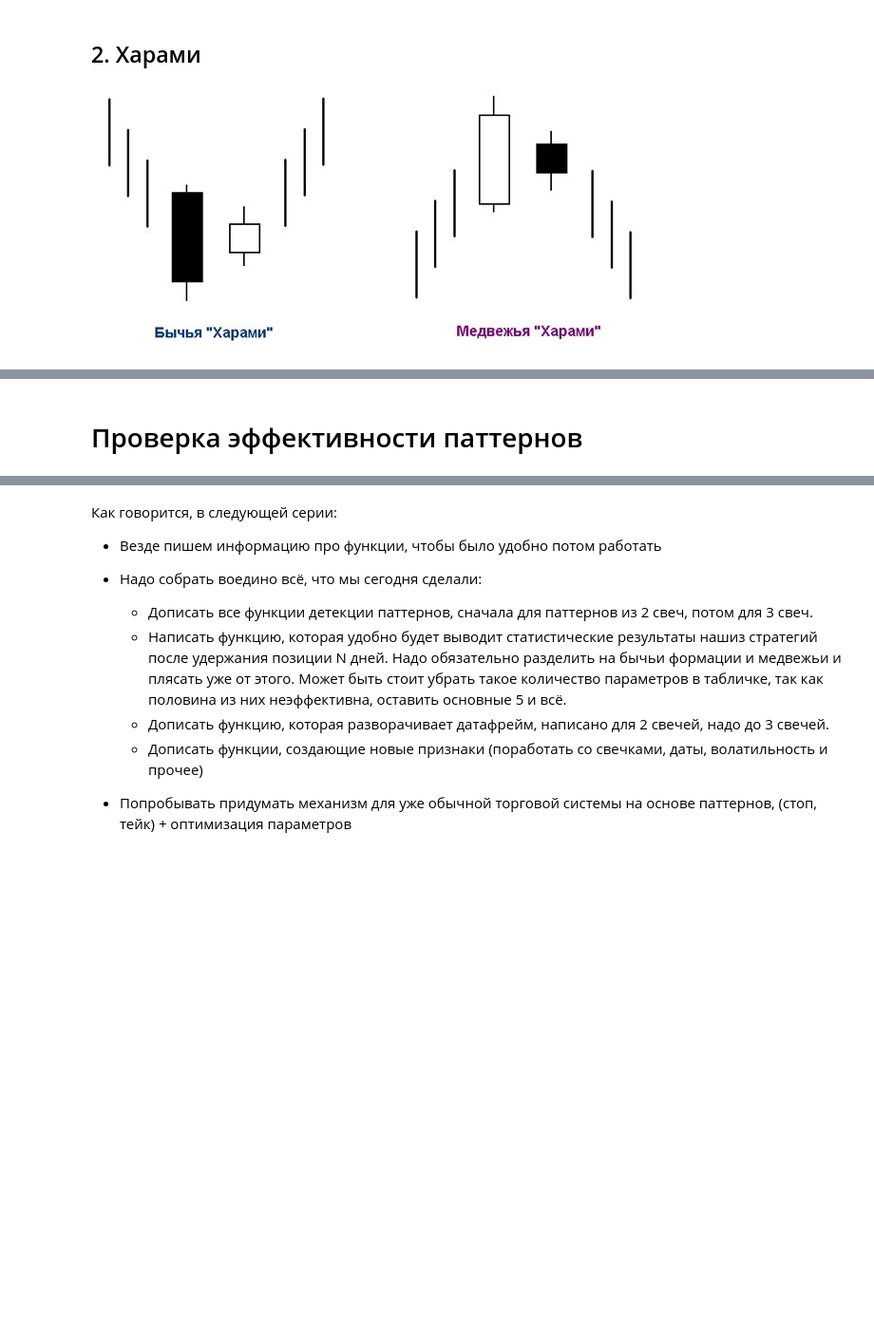
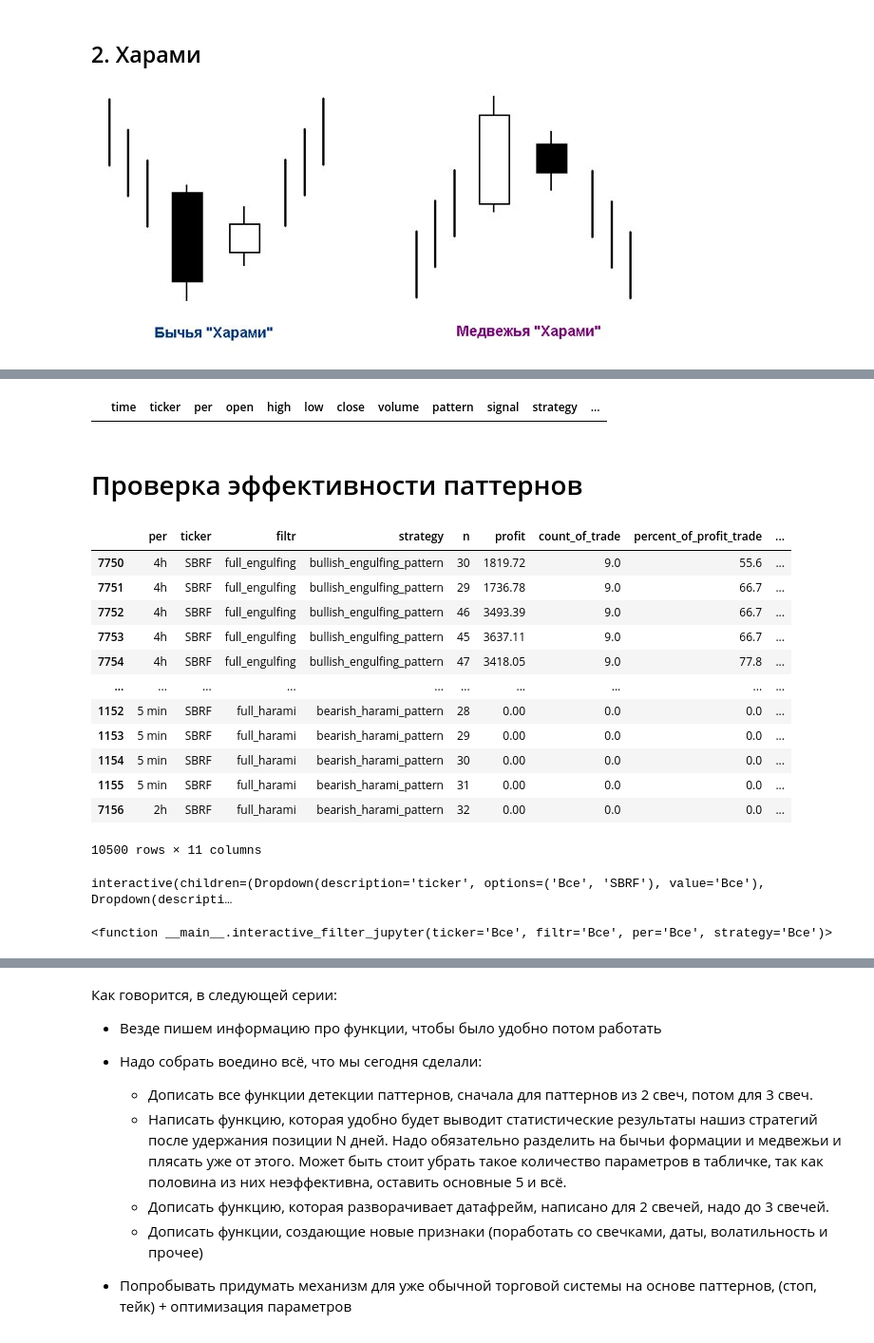
Before and after one commit to AlexKosuhin/AlgoTrading, a Jupyter notebook: Свечные паттерны/1.Обработка и детекция свечных паттернов.ipynb, the cells around one changed output, grey strips where cells are left out. Shown at 95% size. Saved outputs shown, nothing was run; the diff lists cells and outputs as text; code cells hidden in the pictures; blank space fills up the shorter version.

```diff
--- a/Свечные паттерны/1.Обработка и детекция свечных паттернов.ipynb
+++ b/Свечные паттерны/1.Обработка и детекция свечных паттернов.ipynb
@@ -490,6 +521,6 @@ def detection_bullish_harami_pattern(data, filtr='NO'):
     return data
 # %%
-def detection_bearish_harami(data, filtr='NO'):
+def detection_bearish_harami_pattern(data, filtr='NO'):
     """
     Функция для детекции медвежьего паттерна 'харами' (Bearish Harami) на ценовых данных.
     Паттерн Харами состоит из большой бычьей свечи, за которой следует маленькая медвежья свеча,
@@ -528,6 +559,7 @@ def detection_bearish_harami(data, filtr='NO'):
     data = data.copy()
     data['pattern'] = 0
     data['signal'] = 0
+    data['strategy'] = 'bearish_harami_pattern'
 
     # Векторизованные вычисления
     body = data['close'] - data['open']
@@ -599,6 +631,8 @@ def detection_bearish_harami(data, filtr='NO'):
         # Сигнал - следующая свеча после паттерна
         data.loc[pattern_mask.shift(2).fillna(False), 'signal'] = 1
 
+    data['filtr'] = filtr
+
     return data
 # %% [markdown]
 ![image.png](attachment:image.png)
@@ -637,6 +671,7 @@ def detection_3_grow_candle(data, filtr='NO'):
     data = data.copy()
     data['pattern'] = 0
     data['signal'] = 0
+    data['strategy'] = '3_grow_candle'
 
     # Векторизованные вычисления
     body = data['close'] - data['open']
@@ -676,6 +711,8 @@ def detection_3_grow_candle(data, filtr='NO'):
         # Сигнал - после второй подтверждающей свечи
         data.loc[pattern_mask.shift(3).fillna(False), 'signal'] = 1
 
+    data['filtr'] = filtr
+
 
     return data
 # %%
@@ -713,6 +750,7 @@ def detection_3_loss_candle(data, filtr='NO'):
     data = data.copy()
     data['pattern'] = 0
     data['signal'] = 0
+    data['strategy'] = '3_grow_candle'
 
     # Векторизованные вычисления
     body = data['close'] - data['open']
@@ -752,8 +790,14 @@ def detection_3_loss_candle(data, filtr='NO'):
         # Сигнал - после второй подтверждающей свечи
         data.loc[pattern_mask.shift(3).fillna(False), 'signal'] = 1
 
+    data['filtr'] = filtr
 
     return data
+# %%
+sber_1h_bullish = detection_bullish_harami_pattern(sber_1h, filtr='full_harami')
+sber_1h_bullish[sber_1h_bullish['signal'] == 1]
+# %% [output]
+|  | time | ticker | per | open | high | low | close | volume | pattern | signal | strategy | ... |
 # %% [markdown]
 # Проверка эффективности паттернов
 # %%
@@ -909,0 +951,60 @@ for i in ['5 min', '15 min', '30 min', '1h', '2h', '4h', 'D']:
+# %%
+# Проверка всех написанных стратегий
+dict_strategy_and_filtr = {detection_bullish_engulfing_pattern : ['bull', ['NO', '1_grow_candle_after_pattern', '2_grow_candle_after_pattern', '1_loss_candle_before_pattern', '2_loss_candle_before_pattern', 'full_engulfing']],
+                           detection_bearish_engulfing_pattern : ['bear', ['NO', '1_loss_candle_after_pattern', '2_loss_candle_after_pattern', '1_grow_candle_before_pattern', '2_grow_candle_before_pattern', 'full_engulfing']],
+                           detection_bullish_harami_pattern : ['bull', ['NO', '1_grow_candle_after_pattern', '2_grow_candle_after_pattern', '1_loss_candle_before_pattern', '2_loss_candle_before_pattern', 'full_harami']],
+                           detection_bearish_harami_pattern : ['bear', ['NO', '1_loss_candle_after_pattern', '2_loss_candle_after_pattern', '1_grow_candle_before_pattern', '2_grow_candle_before_pattern', 'full_harami']],
+                           detection_3_grow_candle : ['bull', ['NO', '1_loss_candle_after_pattern', '1_loss_candle_before_pattern']],
+                           detection_3_loss_candle : ['bear', ['NO', '1_grow_candle_after_pattern', '1_grow_candle_before_pattern']]}
+
+list_df_with_all_strategy_filtr = []
+for df in l:
+    for strategy, filtr in dict_strategy_and_filtr.items():
+        for i in filtr[1]:
+            df_str_filtr = strategy(df, filtr=i)
+            res = calculate_trade_statistics(df_str_filtr, commision=0.01, full='NO', direction=filtr[0])
+            list_df_with_all_strategy_filtr.append(res)
+
+combined_df = pd.concat(list_df_with_all_strategy_filtr, ignore_index=True)
+combined_df.sort_values('profit_factor', ascending=False)
+# %% [output]
+|  | per | ticker | filtr | strategy | n | profit | count_of_trade | percent_of_profit_trade | ... |
+| 7750 | 4h | SBRF | full_engulfing | bullish_engulfing_pattern | 30 | 1819.72 | 9.0 | 55.6 | ... |
+| 7751 | 4h | SBRF | full_engulfing | bullish_engulfing_pattern | 29 | 1736.78 | 9.0 | 66.7 | ... |
+| 7752 | 4h | SBRF | full_engulfing | bullish_engulfing_pattern | 46 | 3493.39 | 9.0 | 66.7 | ... |
+| 7753 | 4h | SBRF | full_engulfing | bullish_engulfing_pattern | 45 | 3637.11 | 9.0 | 66.7 | ... |
+| 7754 | 4h | SBRF | full_engulfing | bullish_engulfing_pattern | 47 | 3418.05 | 9.0 | 77.8 | ... |
+| ... | ... | ... | ... | ... | ... | ... | ... | ... | ... |
+| 1152 | 5 min | SBRF | full_harami | bearish_harami_pattern | 28 | 0.00 | 0.0 | 0.0 | ... |
+| 1153 | 5 min | SBRF | full_harami | bearish_harami_pattern | 29 | 0.00 | 0.0 | 0.0 | ... |
+| 1154 | 5 min | SBRF | full_harami | bearish_harami_pattern | 30 | 0.00 | 0.0 | 0.0 | ... |
+| 1155 | 5 min | SBRF | full_harami | bearish_harami_pattern | 31 | 0.00 | 0.0 | 0.0 | ... |
+| 7156 | 2h | SBRF | full_harami | bearish_harami_pattern | 32 | 0.00 | 0.0 | 0.0 | ... |
+10500 rows × 11 columns
+# %%
+from ipywidgets import interact, Dropdown
+
+def interactive_filter_jupyter(ticker='Все', filtr='Все', per='Все', strategy='Все'):
+    filtered_df = combined_df.copy()
+
+    if ticker != 'Все':
+        filtered_df = filtered_df[filtered_df['ticker'] == ticker]
+    if filtr != 'Все':
+        filtered_df = filtered_df[filtered_df['filtr'] == filtr]
+    if per != 'Все':
+        filtered_df = filtered_df[filtered_df['per'] == per]
+    if strategy != 'Все':
+        filtered_df = filtered_df[filtered_df['strategy'] == strategy]
+
+    display(filtered_df)
+
+interact(
+    interactive_filter_jupyter,
+    ticker=['Все'] + list(combined_df['ticker'].unique()),
+    filtr=['Все'] + list(combined_df['filtr'].unique()),
+    per=['Все'] + list(combined_df['per'].unique()),
+    strategy=['Все'] + list(combined_df['strategy'].unique())
+)
+# %% [output]
+interactive(children=(Dropdown(description='ticker', options=('Все', 'SBRF'), value='Все'), Dropdown(descripti…
+<function __main__.interactive_filter_jupyter(ticker='Все', filtr='Все', per='Все', strategy='Все')>
```
Also changed, not shown: parts of 16 cells of this notebook, 1 other file.
